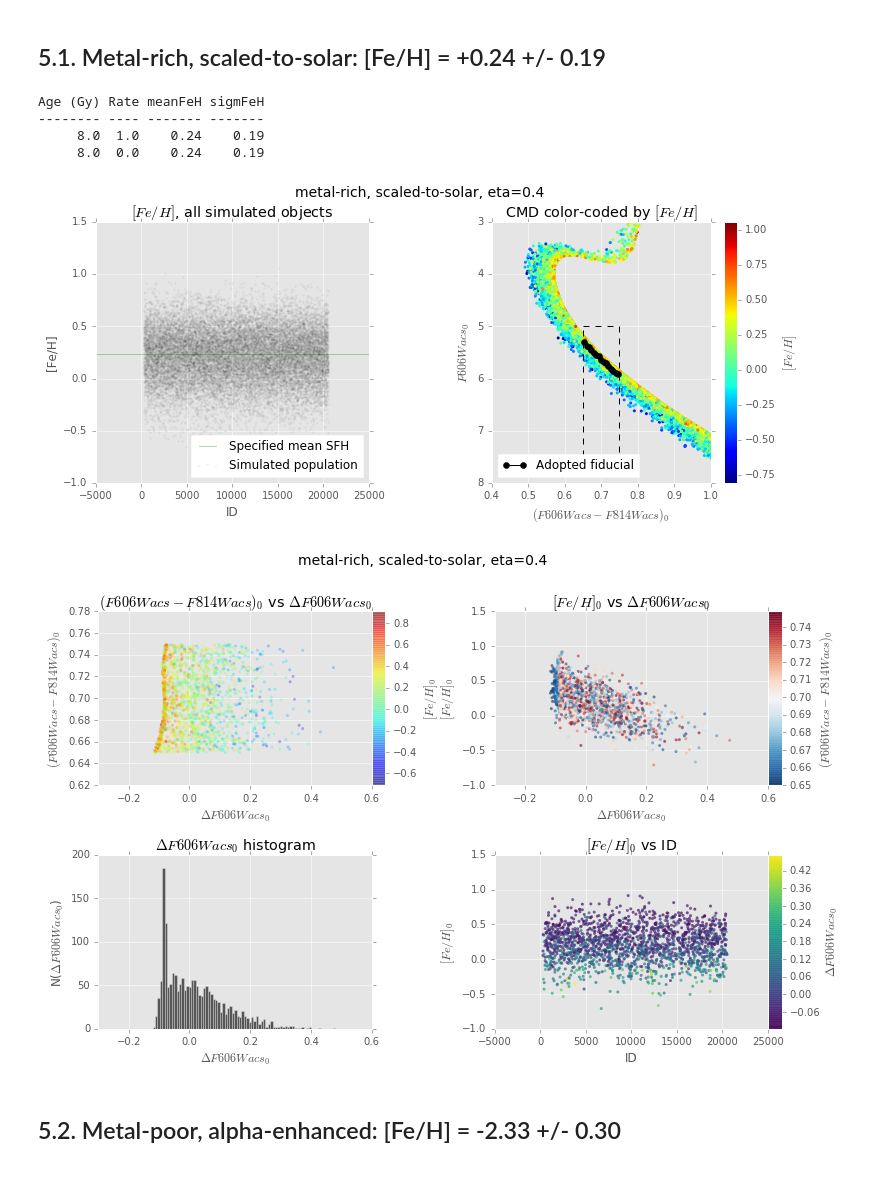
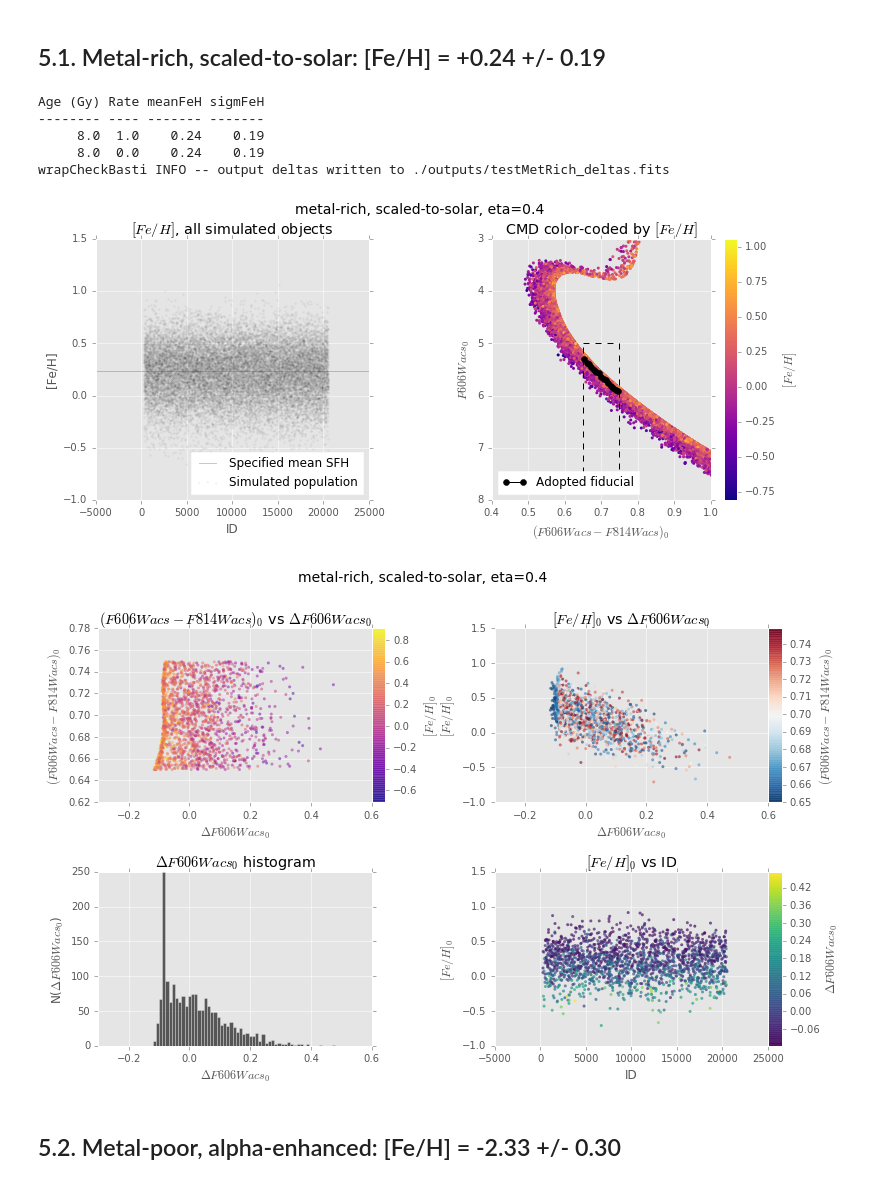
Before and after one commit to willclarkson/bastiTest, a Jupyter notebook: notebooks/2017-09-08_quicklookBaSTi_truncation.ipynb, the cells around one changed output. Saved outputs shown, nothing was run; the diff lists cells and outputs as text; code cells hidden in the pictures.

```diff
--- a/notebooks/2017-09-08_quicklookBaSTi_truncation.ipynb
+++ b/notebooks/2017-09-08_quicklookBaSTi_truncation.ipynb
@@ -140,7 +147,7 @@ def findMedianSequence(vCol, vMag, bShow, bPoly, xLo=0.7, xHi=0.8, yLo=5.0, yHi=
 def showSelectedData(tPop, bShow, xLo, xHi, yLo, yHi, \
                          vXmed, vYmed, parsMed, \
                     colorMin=0.4, colorMax=1.0, magMin=3., magMax=8., \
-                    cmFeH='jet', \
+                    cmFeH='plasma', \
                     colMagBlu='F606Wacs', colMagRed='F814Wacs', colMagMag='F606Wacs', \
                     figNam='TEST', sTitle='', \
                     fehRange=np.array([]), \
@@ -241,7 +248,7 @@ def showSelectedData(tPop, bShow, xLo, xHi, yLo, yHi, \
 # %%
 # refactored our plotting cell into a method...
 def showDeltas(difSel, fehSel, colSel, idSel, nBins=50, \
-               cmapVsFeh='RdBu_r', cmapVsCol='jet', \
+               cmapVsFeh='RdBu_r', cmapVsCol='plasma', \
               colMagBlu='F606Wacs', colMagRed='F814Wacs', \
               colMagMag='F606Wacs', figNam='TEST', \
               sTitle=''):
@@ -284,7 +291,7 @@ def showDeltas(difSel, fehSel, colSel, idSel, nBins=50, \
 
     # scatter - delta vs color
     dumResCol = ax22.scatter(difSel, colSel, c=fehSel, cmap=cmapVsCol, \
-                            alpha=0.3, edgecolor='None', s=9)
+                            alpha=0.5, edgecolor='None', s=9)
     ax22.set_ylabel(sLabelColor)
     ax22.set_xlabel(sLabelDelta)
 
@@ -431,7 +471,7 @@ yLo = 5.0
 yHi = 7.5
 
 # bins for histogram
-nBins=100
+nBins=75
 
 # control variables for the fit
 degFit=3
@@ -466,20 +498,24 @@ The analyses were run on the following BaSTi synthetic stellar populations with
 # %% [markdown]
 ## 5.1.  Metal-rich, scaled-to-solar: [Fe/H] = +0.24 +/- 0.19 ##
 # %%
-stemPop = './FeH_p0p24_ss/Synth_Pop__Jul_17_23.57.48_CEST_2017_'
-sStem='%s/testMetRich' % (dirPlots)
+stemPop = 'FeH_p0p24_ss/Synth_Pop__Jul_17_23.57.48_CEST_2017_'
+sName='testMetRich'
 sTitl='metal-rich, scaled-to-solar, eta=0.4'
+
+sStem='%s/%s' % (dirPlots, sName)
+sDelt='%s/%s_deltas.fits' % (dirOuts, sName)
 # %%
 # let's try our wrapper
 wrapCheckBasti(stemPop, degFit, nMed, nMin, xLo, xHi, yLo, yHi, figStem=sStem, sTitle=sTitl, nBins=nBins, \
-               bothFigs=True)
+               bothFigs=True, pathOut=sDelt)
 # %% [output]
 Age (Gy) Rate meanFeH sigmFeH
 -------- ---- ------- -------
      8.0  1.0    0.24    0.19
      8.0  0.0    0.24    0.19
+wrapCheckBasti INFO -- output deltas written to ./outputs/testMetRich_deltas.fits
-[figure, old version]
+[figure, new version]
-[figure, old version]
+[figure, new version]
 # %% [markdown]
 ## 5.2.  Metal-poor, alpha-enhanced: [Fe/H] = -2.33 +/- 0.30 ##
 # %%
```
Also changed, not shown: parts of 16 cells of this notebook, 17 other files.
